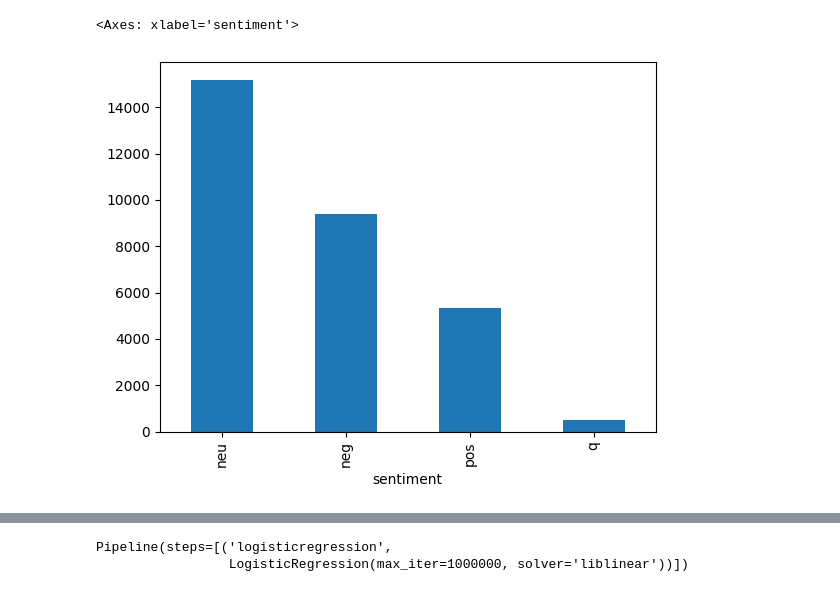
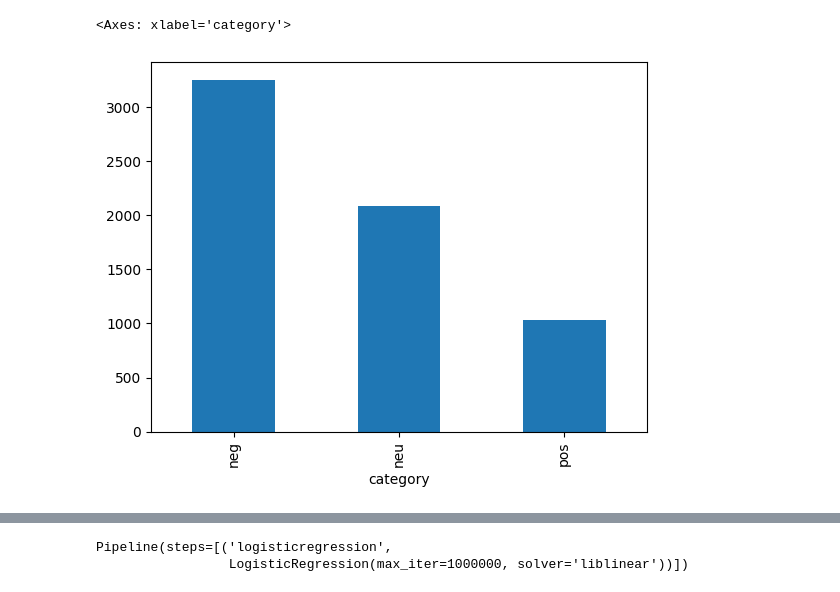
Before and after one commit to rinniizz/nlp, a Jupyter notebook: regresssion.ipynb, the cells around one changed output, grey strips where cells are left out. Drawn from its saved outputs; the diff is of its cells as text; code cells hidden in the pictures.

```diff
--- a/regresssion.ipynb
+++ b/regresssion.ipynb
@@ -3,6 +3,6 @@ import pandas as pd
 import matplotlib.pyplot as plt
 import numpy as np
 # %%
-df = pd.read_csv('output.csv', names=['text', 'sentiment'], header=None)
+df = pd.read_csv('convert.csv', names=['texts', 'category'], header=None)
 df
 # %% [output]
@@ -22,8 +78,8 @@ df
 # %%
-df['sentiment'].value_counts().plot.bar()
+df['category'].value_counts().plot.bar()
 # %% [output]
-<Axes: xlabel='sentiment'>
+<Axes: xlabel='category'>
-[figure, old version]
+[figure, new version]
 # %%
 from pythainlp.corpus.common import thai_stopwords
 thai_stopwords = list(thai_stopwords())
```
Also changed, not shown: parts of 14 cells of this notebook, 37 other files.
